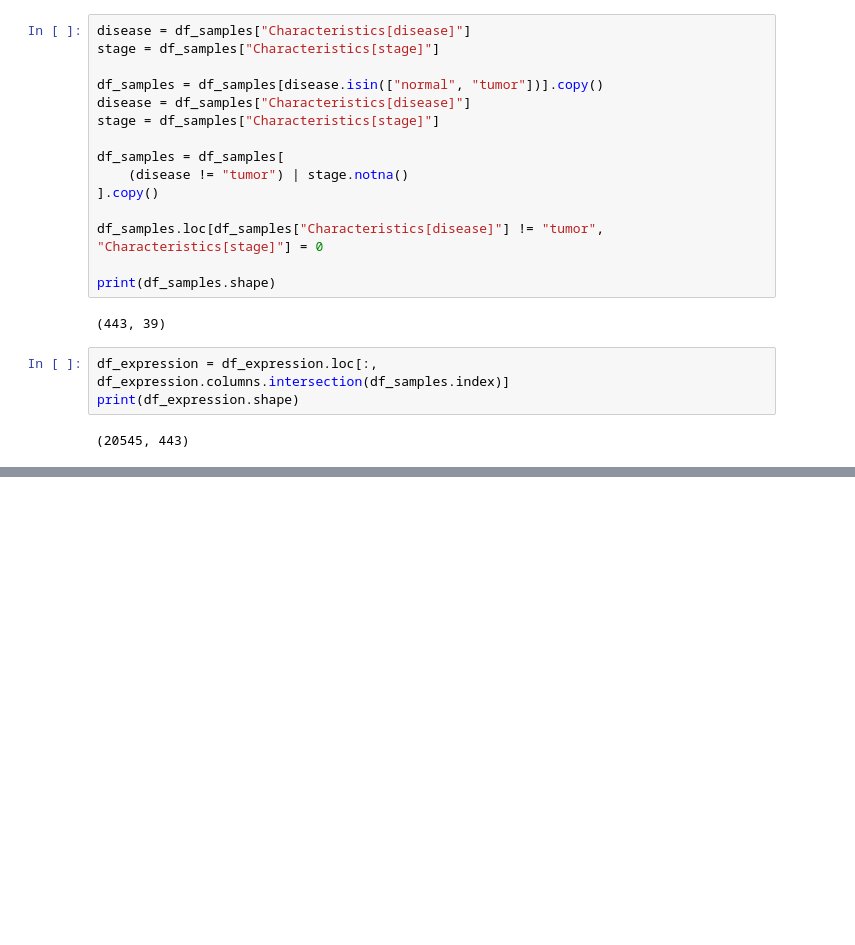
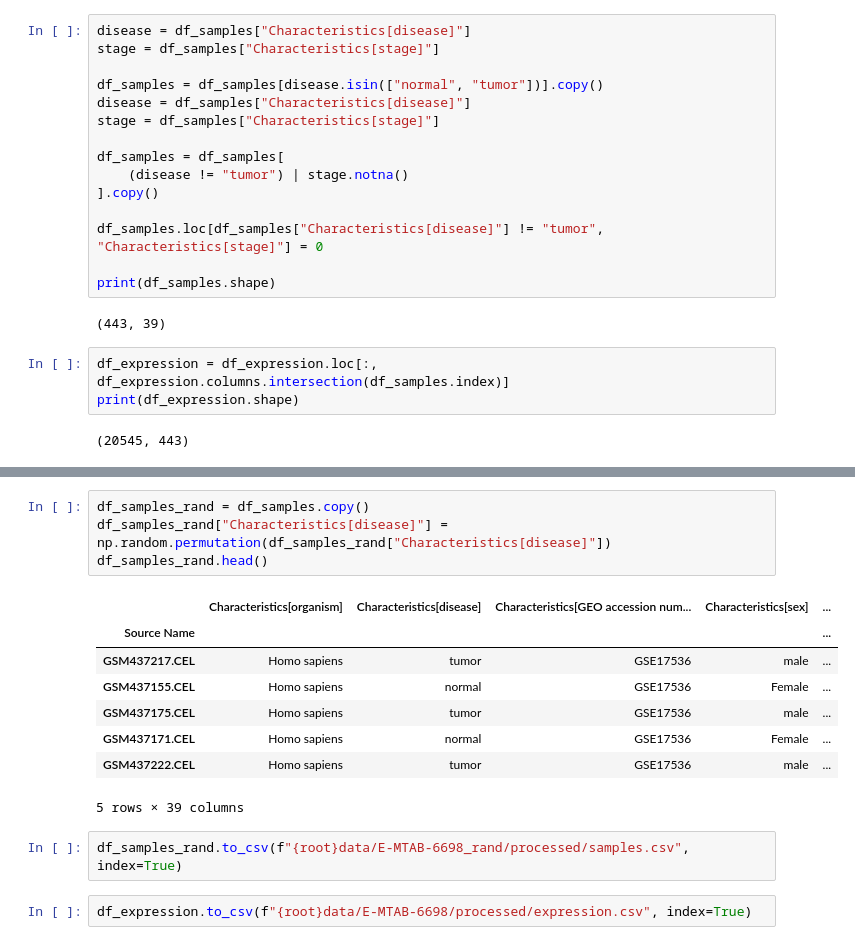
Before and after one commit to nicolasthiel/games-and-genes, a Jupyter notebook: src/scripts/prep.ipynb, the cells around one changed output, grey strips where cells are left out. Saved outputs shown, nothing was run; the diff lists cells and outputs as text; blank space fills up the shorter version.

```diff
--- a/src/scripts/prep.ipynb
+++ b/src/scripts/prep.ipynb
@@ -60,0 +141,17 @@ df_samples.to_csv(f"{root}data/E-MTAB-6698/processed/samples.csv", index=True)
+# %%
+df_samples_rand = df_samples.copy()
+df_samples_rand["Characteristics[disease]"] = np.random.permutation(df_samples_rand["Characteristics[disease]"])
+df_samples_rand.head()
+# %% [output]
+|  | Characteristics[organism] | Characteristics[disease] | Characteristics[GEO accession num... | Characteristics[sex] | ... |
+| Source Name |  |  |  |  | ... |
+| GSM437217.CEL | Homo sapiens | tumor | GSE17536 | male | ... |
+| GSM437155.CEL | Homo sapiens | normal | GSE17536 | Female | ... |
+| GSM437175.CEL | Homo sapiens | tumor | GSE17536 | male | ... |
+| GSM437171.CEL | Homo sapiens | normal | GSE17536 | Female | ... |
+| GSM437222.CEL | Homo sapiens | tumor | GSE17536 | male | ... |
+5 rows × 39 columns
+# %%
+df_samples_rand.to_csv(f"{root}data/E-MTAB-6698_rand/processed/samples.csv", index=True)
+# %%
+df_expression.to_csv(f"{root}data/E-MTAB-6698/processed/expression.csv", index=True)
```
Also changed, not shown: parts of 8 cells of this notebook.
